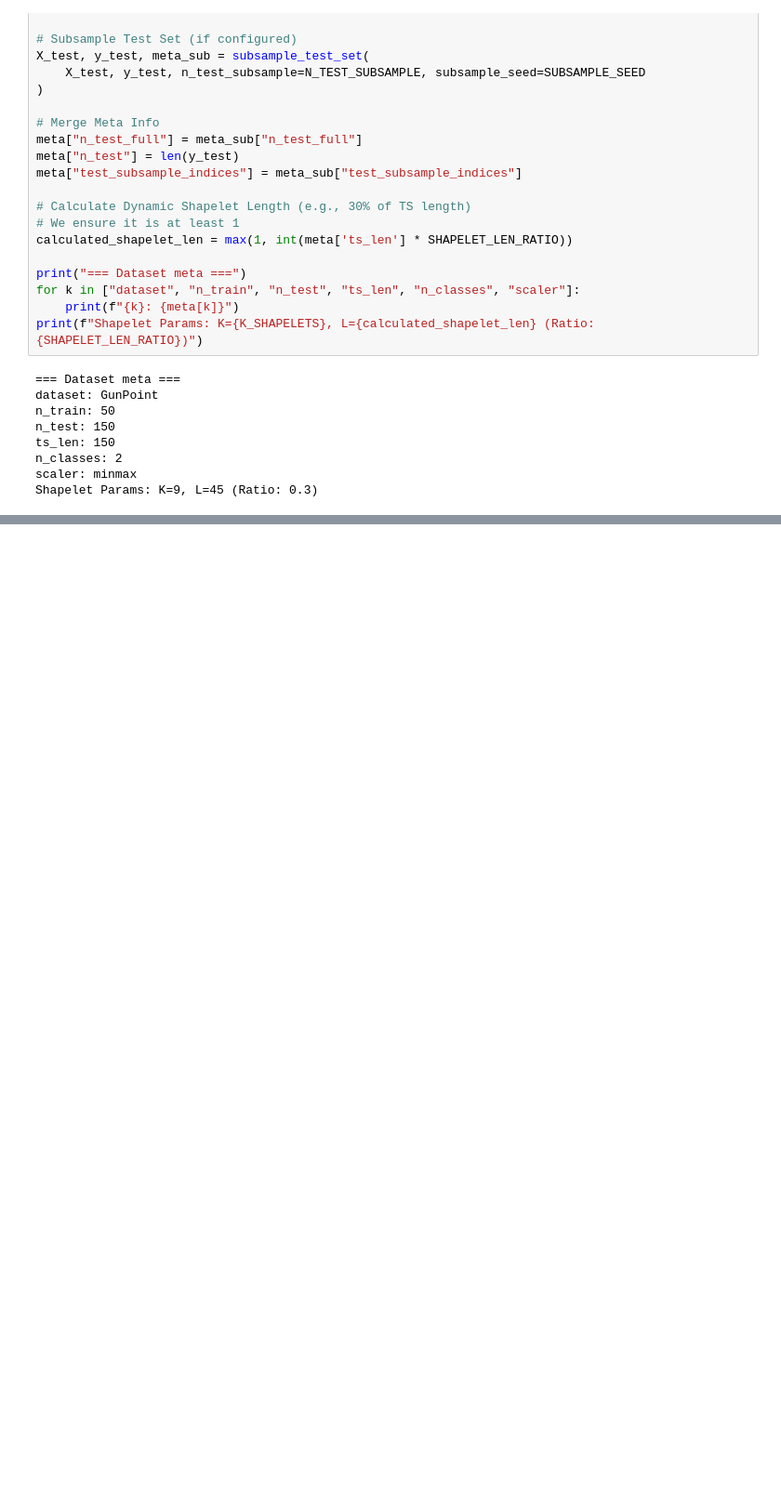
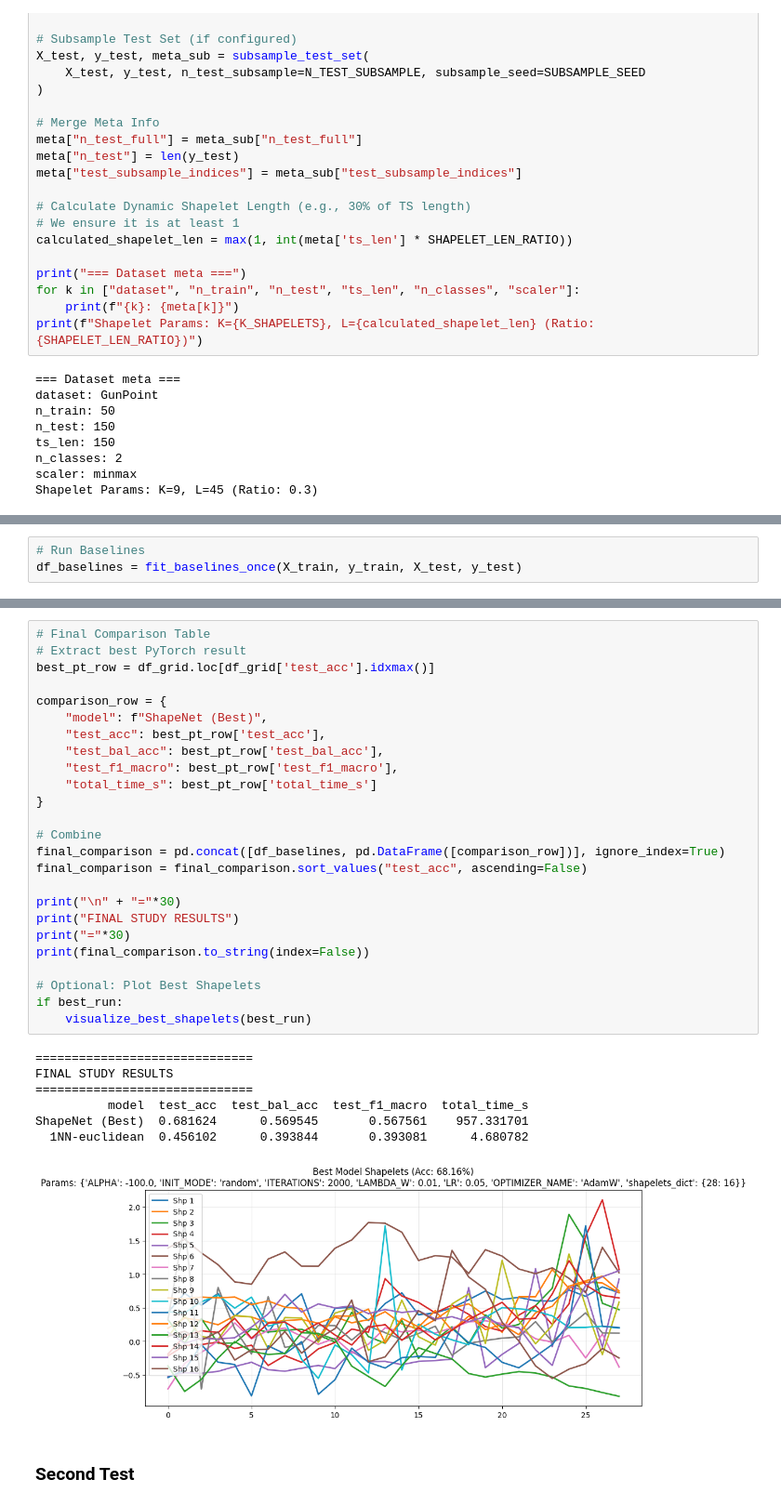
Before and after one commit to julesroyer18/Project-Learning-Shapelets, a Jupyter notebook: test_pytorch.ipynb, the cells around one changed output, grey strips where cells are left out. Shown at 93% size. Cells and saved outputs as stored; diff of their text form; blank space fills up the shorter version.

```diff
--- a/test_pytorch.ipynb
+++ b/test_pytorch.ipynb
@@ -693,0 +1461,3 @@ plot_shapelet_on_series(series_data, shapelets_dict, shapelet_index=0, title=f"T
+# %%
+# Run Baselines
+df_baselines = fit_baselines_once(X_train, y_train, X_test, y_test)
@@ -693,0 +1632,35 @@ plot_shapelet_on_series(series_data, shapelets_dict, shapelet_index=0, title=f"T
+# %%
+# Final Comparison Table
+# Extract best PyTorch result
+best_pt_row = df_grid.loc[df_grid['test_acc'].idxmax()]
+
+comparison_row = {
+    "model": f"ShapeNet (Best)",
+    "test_acc": best_pt_row['test_acc'],
+    "test_bal_acc": best_pt_row['test_bal_acc'],
+    "test_f1_macro": best_pt_row['test_f1_macro'],
+    "total_time_s": best_pt_row['total_time_s']
+}
+
+# Combine
+final_comparison = pd.concat([df_baselines, pd.DataFrame([comparison_row])], ignore_index=True)
+final_comparison = final_comparison.sort_values("test_acc", ascending=False)
+
+print("\n" + "="*30)
+print("FINAL STUDY RESULTS")
+print("="*30)
+print(final_comparison.to_string(index=False))
+
+# Optional: Plot Best Shapelets
+if best_run:
+    visualize_best_shapelets(best_run)
+# %% [output]
+==============================
+FINAL STUDY RESULTS
+==============================
+          model  test_acc  test_bal_acc  test_f1_macro  total_time_s
+ShapeNet (Best)  0.681624      0.569545       0.567561    957.331701
+  1NN-euclidean  0.456102      0.393844       0.393081      4.680782
+[figure, added]
+# %% [markdown]
+### Second Test
```
Also changed, not shown: parts of 55 cells of this notebook.
